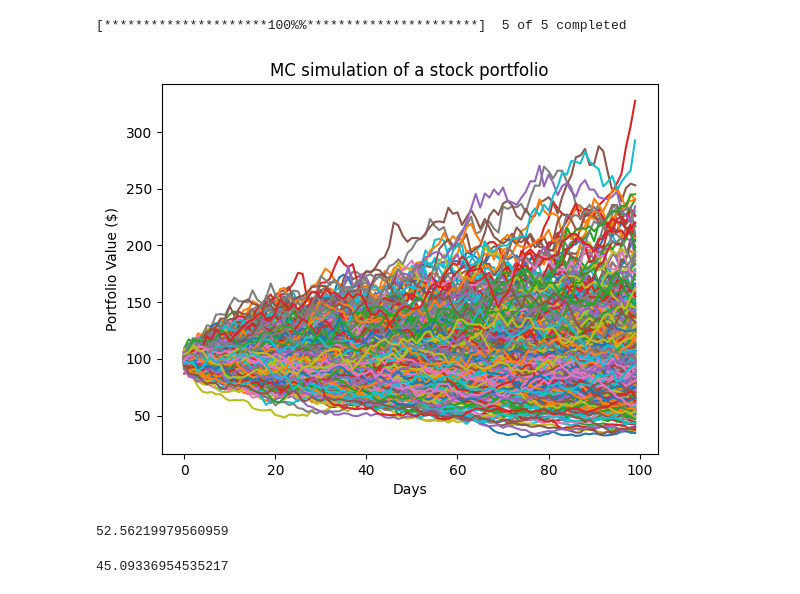
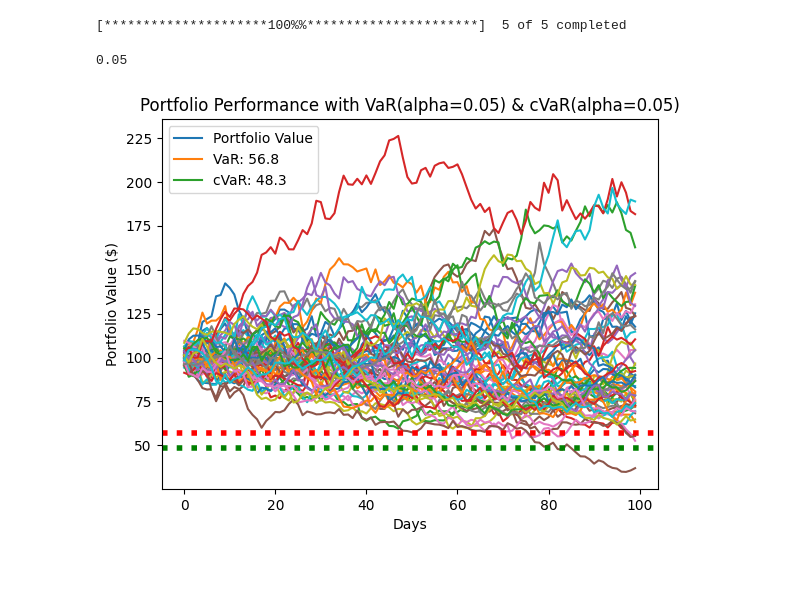
Before and after one commit to DelinM/FinRisk, a Jupyter notebook: example_portfolio.ipynb, the cells around one changed output. Drawn from its saved outputs; the diff is of its cells as text; code cells hidden in the pictures.

Commit message:
Update alpha value bug

```diff
--- a/example_portfolio.ipynb
+++ b/example_portfolio.ipynb
@@ -20,17 +20,11 @@ my_protfolio.add_stock('WAL', 0.2)
 my_protfolio.get_portfolio_history()
 # %% [output]
 [*********************100%%**********************]  5 of 5 completed
-# %%
-my_protfolio.apply_monte_carlo(500, 100)
-# %%
-my_protfolio.plot_monte_carlo()
-# %% [output]
-[figure, removed]
 # %%
+my_protfolio.apply_monte_carlo(60, 100)
 my_protfolio.get_VaR(alpha=0.05)
+my_protfolio.get_conditional_VaR(alpha=0.05)
+my_protfolio.plot_monte_carlo()
 # %% [output]
-52.56219979560959
+0.05
+[figure, added]
-# %%
-my_protfolio.get_conditional_VaR(alpha=0.05)
-# %% [output]
-45.09336954535217
```
Also changed, not shown: 1 other file.
